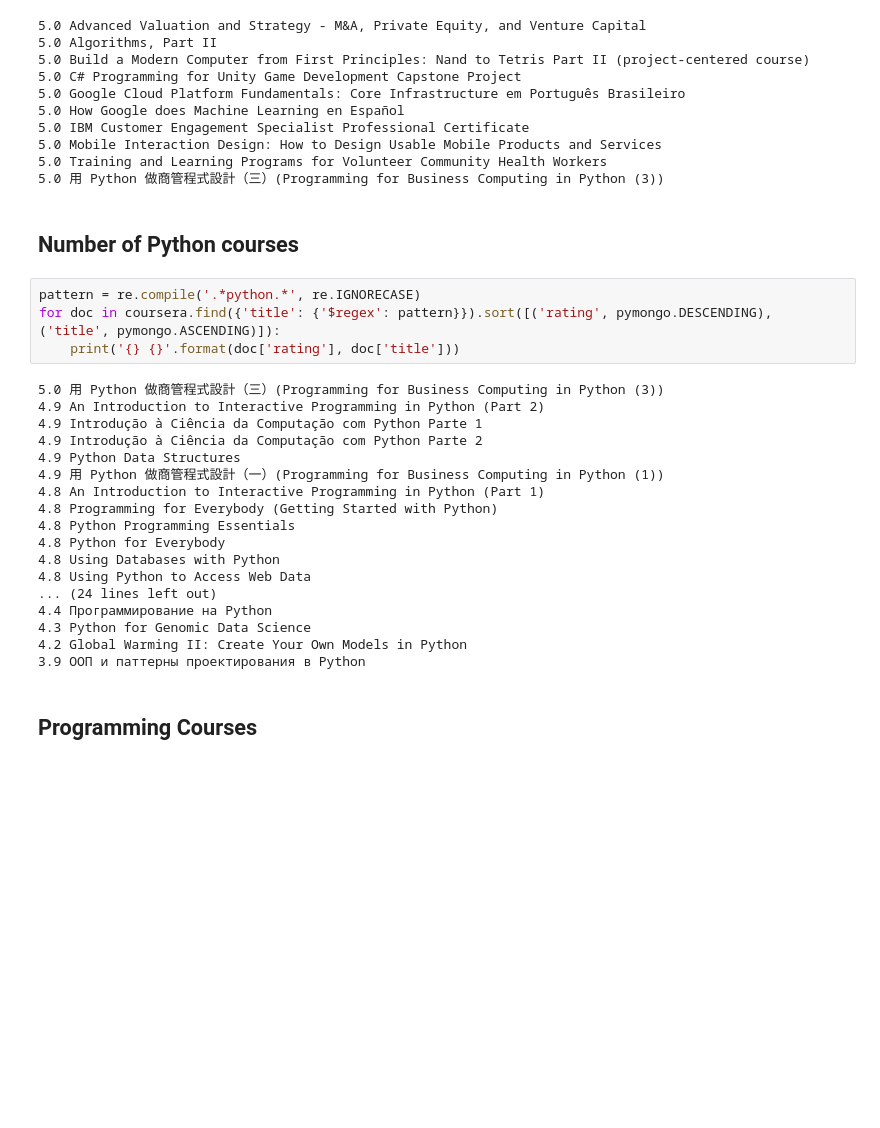
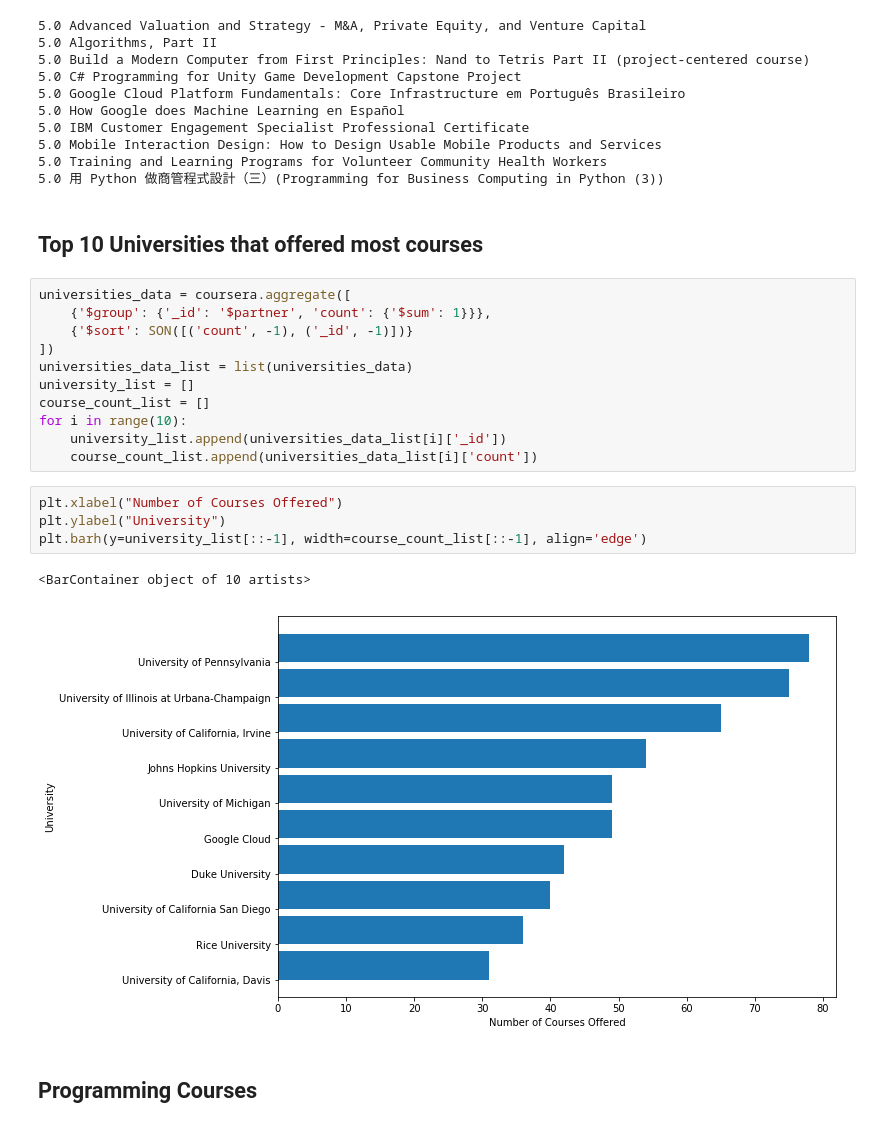
Before and after one commit to mujahid14916/Web-Scrapping, a Jupyter notebook: bda/Queries.ipynb, the cells around one changed output. Saved outputs shown, nothing was run; the diff lists cells and outputs as text; blank space fills up the shorter version.

```diff
--- a/bda/Queries.ipynb
+++ b/bda/Queries.ipynb
@@ -26,30 +29,26 @@ for doc in coursera.find({'rating': 5}).sort([('rating', pymongo.DESCENDING), ('
 5.0 Mobile Interaction Design: How to Design Usable Mobile Products and Services
 5.0 Training and Learning Programs for Volunteer Community Health Workers
 5.0 用 Python 做商管程式設計（三）(Programming for Business Computing in Python (3))
-# %% [markdown]
-## Number of Python courses
-# %%
-pattern = re.compile('.*python.*', re.IGNORECASE)
-for doc in coursera.find({'title': {'$regex': pattern}}).sort([('rating', pymongo.DESCENDING), ('title', pymongo.ASCENDING)]):
-    print('{} {}'.format(doc['rating'], doc['title']))
-# %% [output]
-5.0 用 Python 做商管程式設計（三）(Programming for Business Computing in Python (3))
-4.9 An Introduction to Interactive Programming in Python (Part 2)
-4.9 Introdução à Ciência da Computação com Python Parte 1
-4.9 Introdução à Ciência da Computação com Python Parte 2
-4.9 Python Data Structures
-4.9 用 Python 做商管程式設計（一）(Programming for Business Computing in Python (1))
-4.8 An Introduction to Interactive Programming in Python (Part 1)
-4.8 Programming for Everybody (Getting Started with Python)
-4.8 Python Programming Essentials
-4.8 Python for Everybody
-4.8 Using Databases with Python
-4.8 Using Python to Access Web Data
-... (24 lines left out)
-4.4 Программирование на Python
-4.3 Python for Genomic Data Science
-4.2 Global Warming II: Create Your Own Models in Python
-3.9 ООП и паттерны проектирования в Python
+# %% [markdown]
+## Top 10 Universities that offered most courses
+# %%
+universities_data = coursera.aggregate([
+    {'$group': {'_id': '$partner', 'count': {'$sum': 1}}},
+    {'$sort': SON([('count', -1), ('_id', -1)])}
+])
+universities_data_list = list(universities_data)
+university_list = []
+course_count_list = []
+for i in range(10):
+    university_list.append(universities_data_list[i]['_id'])
+    course_count_list.append(universities_data_list[i]['count'])
+# %%
+plt.xlabel("Number of Courses Offered")
+plt.ylabel("University")
+plt.barh(y=university_list[::-1], width=course_count_list[::-1], align='edge')
+# %% [output]
+<BarContainer object of 10 artists>
+[figure, added]
 # %% [markdown]
 ## Programming Courses
 # %%
```
Also changed, not shown: parts of 9 cells of this notebook.
